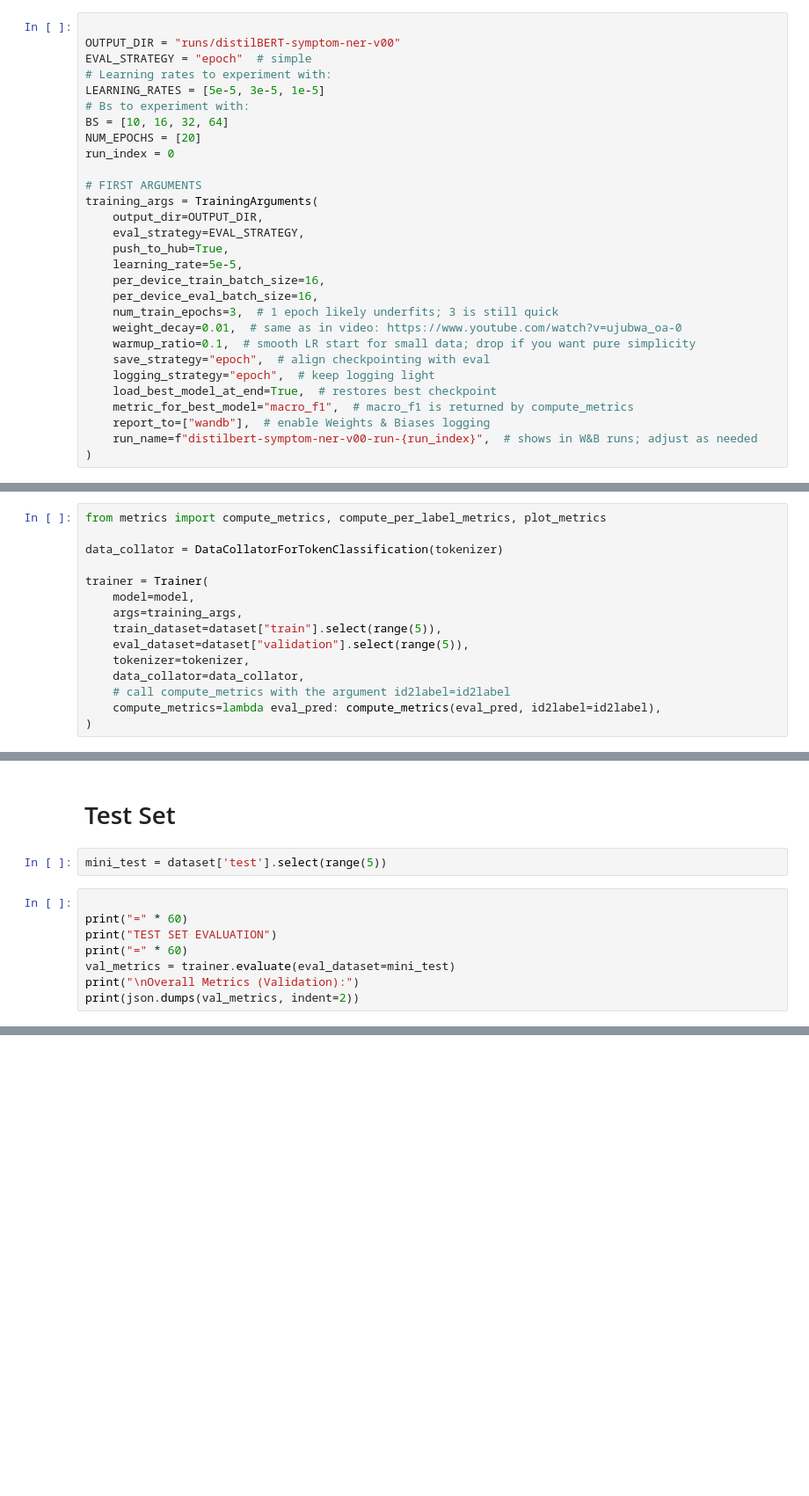
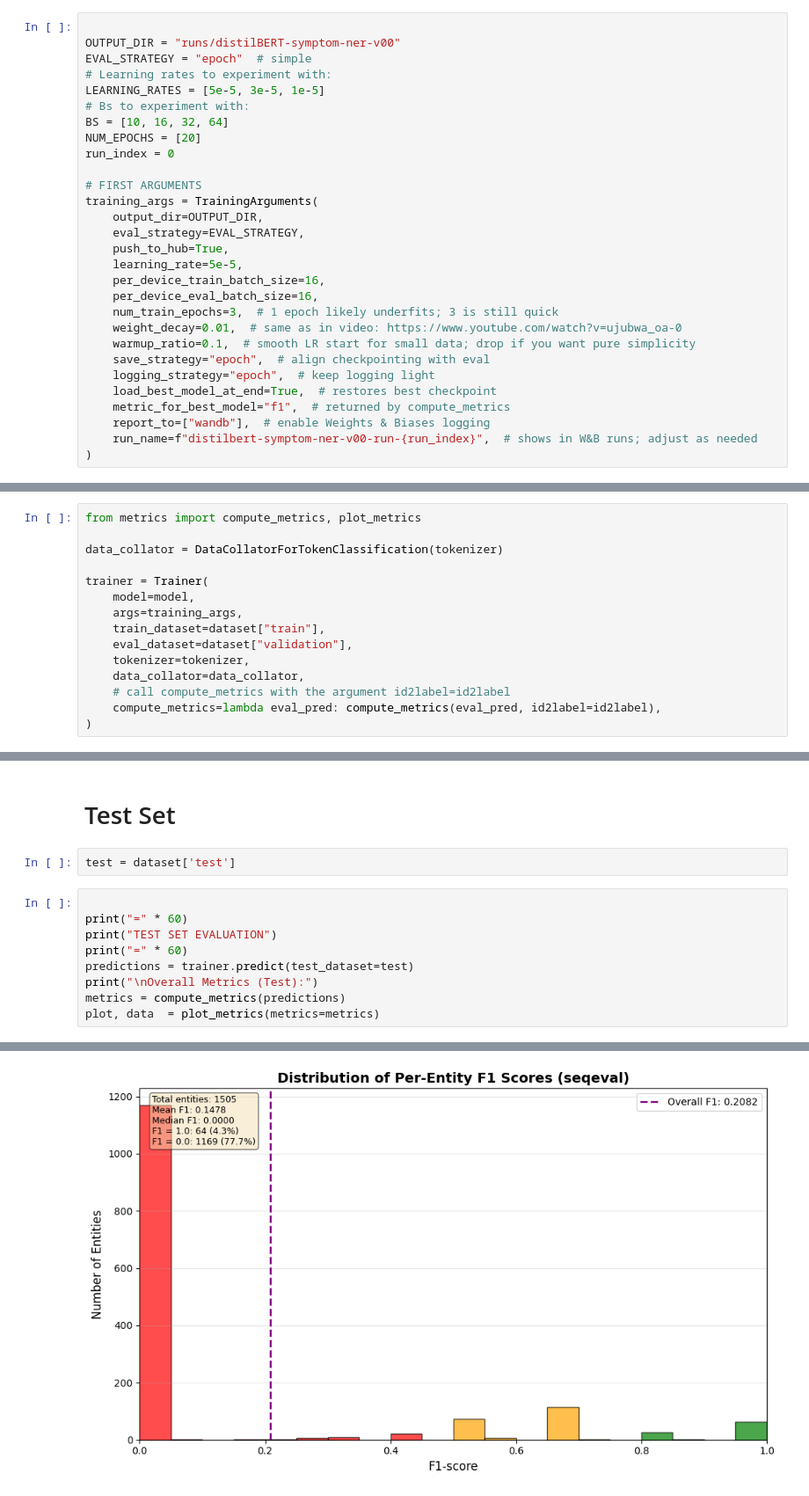
Before and after one commit to rferrazd/quantizing-bert-for-symptom-extraction, a Jupyter notebook: 6_trainer.ipynb, the cells around one changed output, grey strips where cells are left out. Shown at 88% size. Cells and saved outputs as stored; diff of their text form; blank space fills up the shorter version.

```diff
--- a/6_trainer.ipynb
+++ b/6_trainer.ipynb
@@ -103,22 +111,22 @@ training_args = TrainingArguments(
     save_strategy="epoch",  # align checkpointing with eval
     logging_strategy="epoch",  # keep logging light
     load_best_model_at_end=True,  # restores best checkpoint
-    metric_for_best_model="macro_f1",  # macro_f1 is returned by compute_metrics
+    metric_for_best_model="f1",  # returned by compute_metrics
     report_to=["wandb"],  # enable Weights & Biases logging
     run_name=f"distilbert-symptom-ner-v00-run-{run_index}",  # shows in W&B runs; adjust as needed
 )
 # %% [markdown]
 # Train !
 # %%
-from metrics import compute_metrics, compute_per_label_metrics, plot_metrics
+from metrics import compute_metrics, plot_metrics
 
 data_collator = DataCollatorForTokenClassification(tokenizer)
 
 trainer = Trainer(
     model=model,
     args=training_args,
-    train_dataset=dataset["train"].select(range(5)),
-    eval_dataset=dataset["validation"].select(range(5)),
+    train_dataset=dataset["train"],
+    eval_dataset=dataset["validation"],
     tokenizer=tokenizer,
     data_collator=data_collator,
     # call compute_metrics with the argument id2label=id2label
@@ -213,15 +155,16 @@ Computing per-label metrics for validation set...
 # %% [markdown]
 # Test Set
 # %%
-mini_test = dataset['test'].select(range(5))
+test = dataset['test']
 # %%
 
 print("=" * 60)
 print("TEST SET EVALUATION")
 print("=" * 60)
-val_metrics = trainer.evaluate(eval_dataset=mini_test)
-print("\nOverall Metrics (Validation):")
-print(json.dumps(val_metrics, indent=2))
+predictions = trainer.predict(test_dataset=test)
+print("\nOverall Metrics (Test):")
+metrics = compute_metrics(predictions)
+plot, data  = plot_metrics(metrics=metrics)
 # %% [output]
 ============================================================
 TEST SET EVALUATION
@@ -243,0 +174 @@ Overall Metrics (Validation):
+[figure, added]
```
Also changed, not shown: parts of 8 cells of this notebook, 6 other files.
